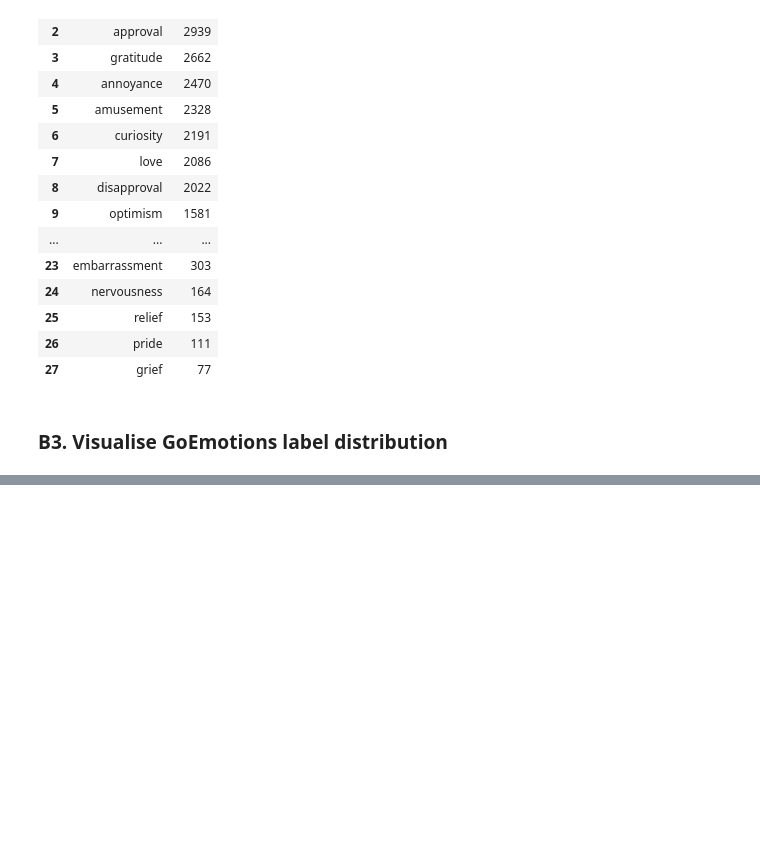
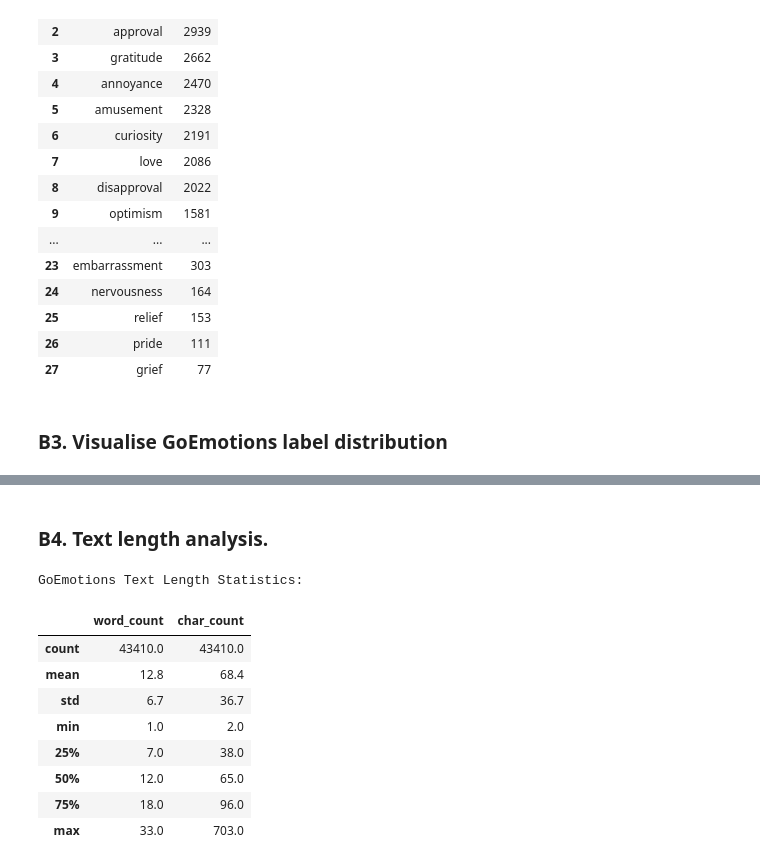
Before and after one commit to Kevinmonitor/TECHNOLOGY-DESIGN-PROJECT, a Jupyter notebook: Dataset_Explorer_GoEmotions_FinancialPhraseBank.ipynb, the cells around one changed output, grey strips where cells are left out. Saved outputs shown, nothing was run; the diff lists cells and outputs as text; code cells hidden in the pictures; blank space fills up the shorter version.

Commit message:
GoEmotions Text Length Statistics.

```diff
--- a/Dataset_Explorer_GoEmotions_FinancialPhraseBank.ipynb
+++ b/Dataset_Explorer_GoEmotions_FinancialPhraseBank.ipynb
@@ -284,0 +287,19 @@ plt.show()
+# %% [markdown]
+### B4. Text length analysis.
+# %%
+ge_train['word_count'] = ge_train['text'].apply(lambda x: len(x.split()))
+ge_train['char_count'] = ge_train['text'].apply(len)
+
+print('GoEmotions Text Length Statistics:')
+ge_train[['word_count', 'char_count']].describe().round(1)
+# %% [output]
+GoEmotions Text Length Statistics:
+|  | word_count | char_count |
+| count | 43410.0 | 43410.0 |
+| mean | 12.8 | 68.4 |
+| std | 6.7 | 36.7 |
+| min | 1.0 | 2.0 |
+| 25% | 7.0 | 38.0 |
+| 50% | 12.0 | 65.0 |
+| 75% | 18.0 | 96.0 |
+| max | 33.0 | 703.0 |
```
Also changed, not shown: parts of 1 cell of this notebook.
